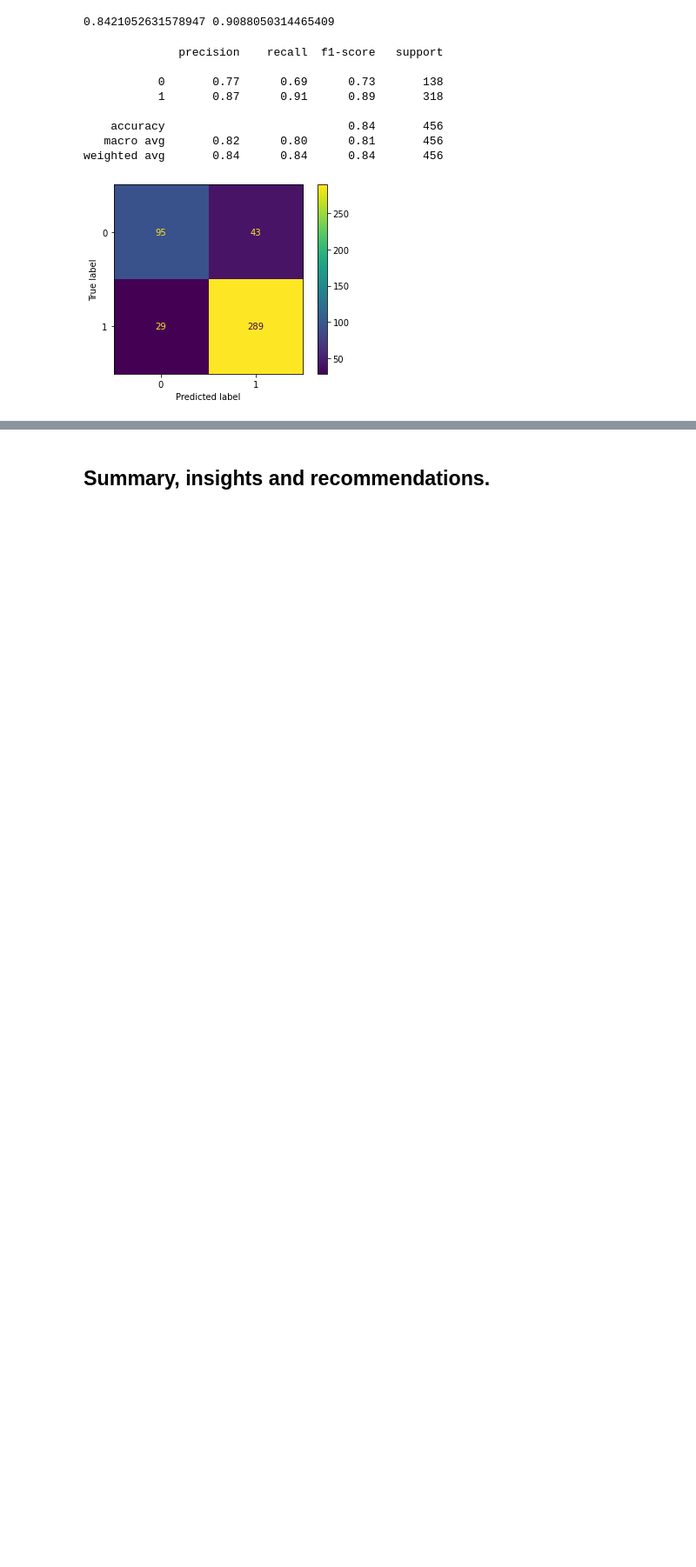
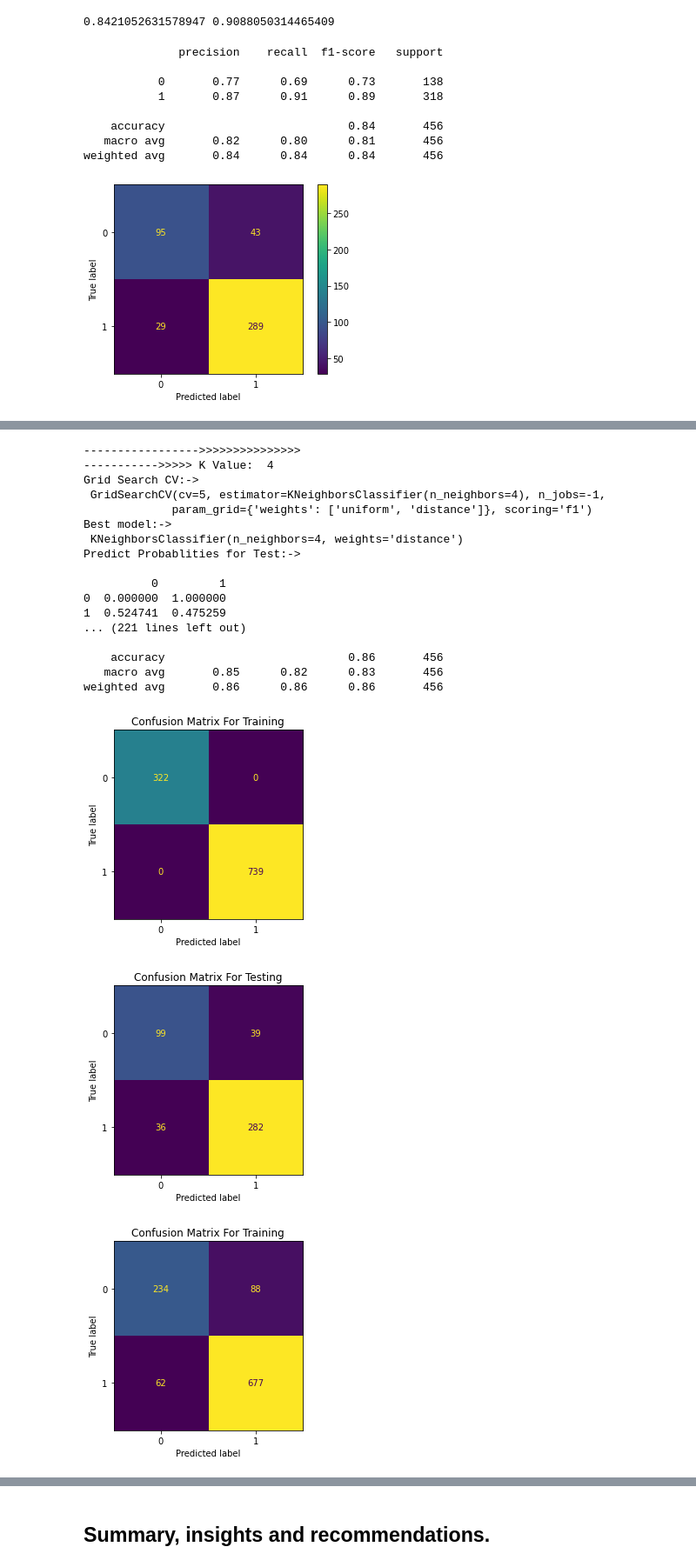
Before and after one commit to sainadh6414/datascience, a Jupyter notebook: _6_machine_learning/project/Notebook.ipynb, the cells around one changed output, grey strips where cells are left out. Shown at 87% size. Cells and saved outputs as stored; diff of their text form; code cells hidden in the pictures; blank space fills up the shorter version.

```diff
--- a/_6_machine_learning/project/Notebook.ipynb
+++ b/_6_machine_learning/project/Notebook.ipynb
@@ -945,3 +965,17 @@ print(classification_report(y_test, gbcl_test_predict))
    macro avg       0.82      0.80      0.81       456
 weighted avg       0.84      0.84      0.84       456
 [figure]
+# %%
+def get_best_model_GridSearchCV(model, grid, crossvalid, jobs, score, X_train, y_train):
+    grid_search = GridSearchCV(estimator = model, param_grid = grid, cv = crossvalid,n_jobs=jobs,scoring=score)
+    grid_search.fit(X_train, y_train)
+    best_model = grid_search.best_estimator_
+    best_model.fit(X_train, y_train)
+    return {'grid_search_cv': grid_search,'best_model':best_model}
+# %%
+def print_metrics(model, X, y, train_predict, dtype):
+    matrix = plot_confusion_matrix(model,X,y, colorbar=False)
+    matrix_title = 'Confusion Matrix For ' + dtype
+    matrix.ax_.set_title(matrix_title)
+    print('Classification Report for',dtype,'Data:-> \n')
+    print(classification_report(y, train_predict),'\n');
@@ -947,0 +1088,35 @@ weighted avg       0.84      0.84      0.84       456
+# %%
+for i in range(10):
+    if(i > 3):
+        print('\n----------------->>>>>>>>>>>>>>>')
+        print('----------->>>>> K Value: ', i)
+        KNN_model=KNeighborsClassifier(n_neighbors=i, algorithm='auto', leaf_size=30,
+                                                    metric='minkowski',
+                                                    metric_params=None, n_jobs=None,
+                                                    p=2,
+                                                    weights='uniform')
+        grid={
+            'weights': ['uniform', 'distance']
+            } #'max_iter':[100,1000,10000]
+        build_model(grid, KNN_model, df_dummy, 5, -1, 'f1', False)
+# %% [output]
+----------------->>>>>>>>>>>>>>>
+----------->>>>> K Value:  4
+Grid Search CV:->
+ GridSearchCV(cv=5, estimator=KNeighborsClassifier(n_neighbors=4), n_jobs=-1,
+             param_grid={'weights': ['uniform', 'distance']}, scoring='f1')
+Best model:->
+ KNeighborsClassifier(n_neighbors=4, weights='distance')
+Predict Probablities for Test:->
+
+          0         1
+0  0.000000  1.000000
+1  0.524741  0.475259
+... (221 lines left out)
+
+    accuracy                           0.86       456
+   macro avg       0.85      0.82      0.83       456
+weighted avg       0.86      0.86      0.86       456
+[figure, added]
+[figure, added]
+[figure, added]
```
Also changed, not shown: parts of 85 cells of this notebook, 3 other files.
